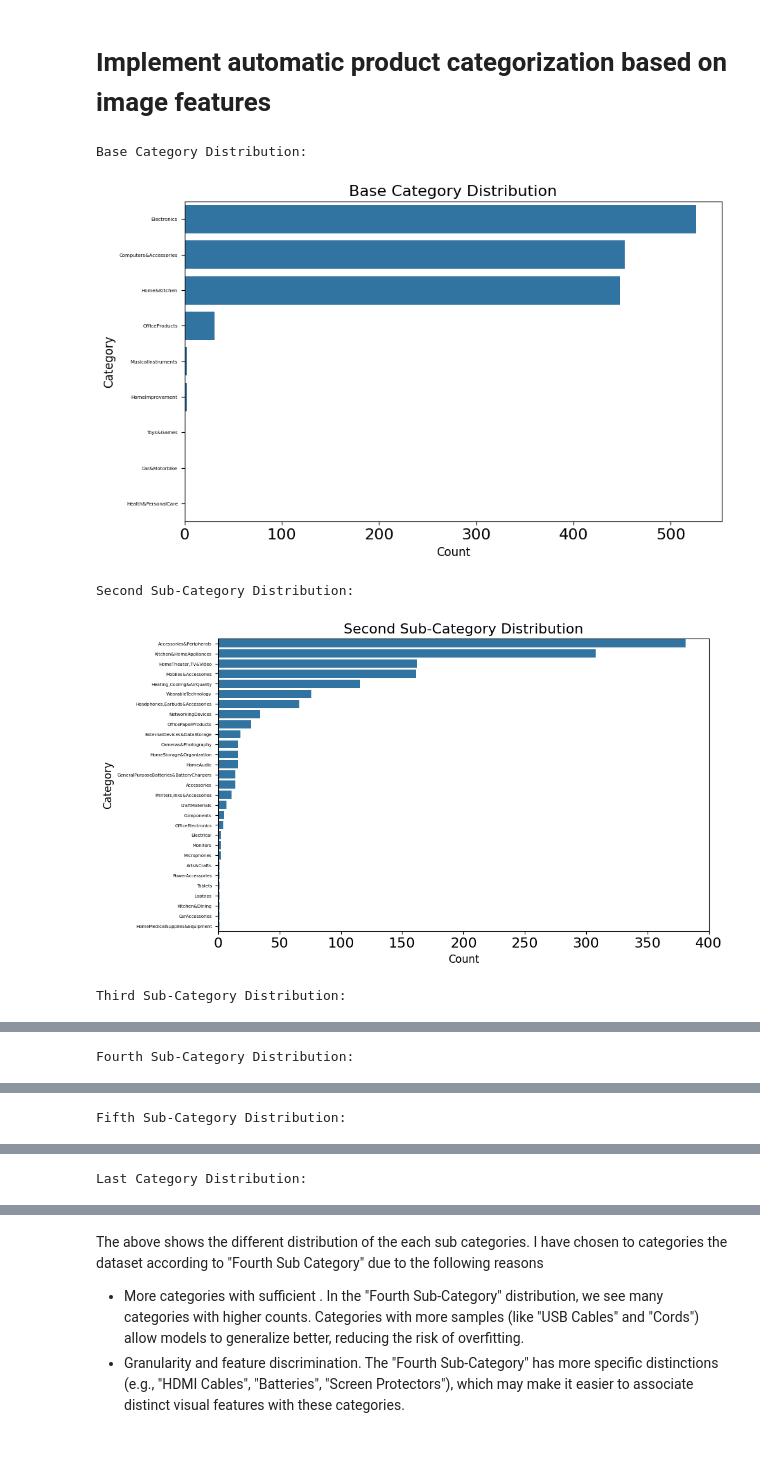
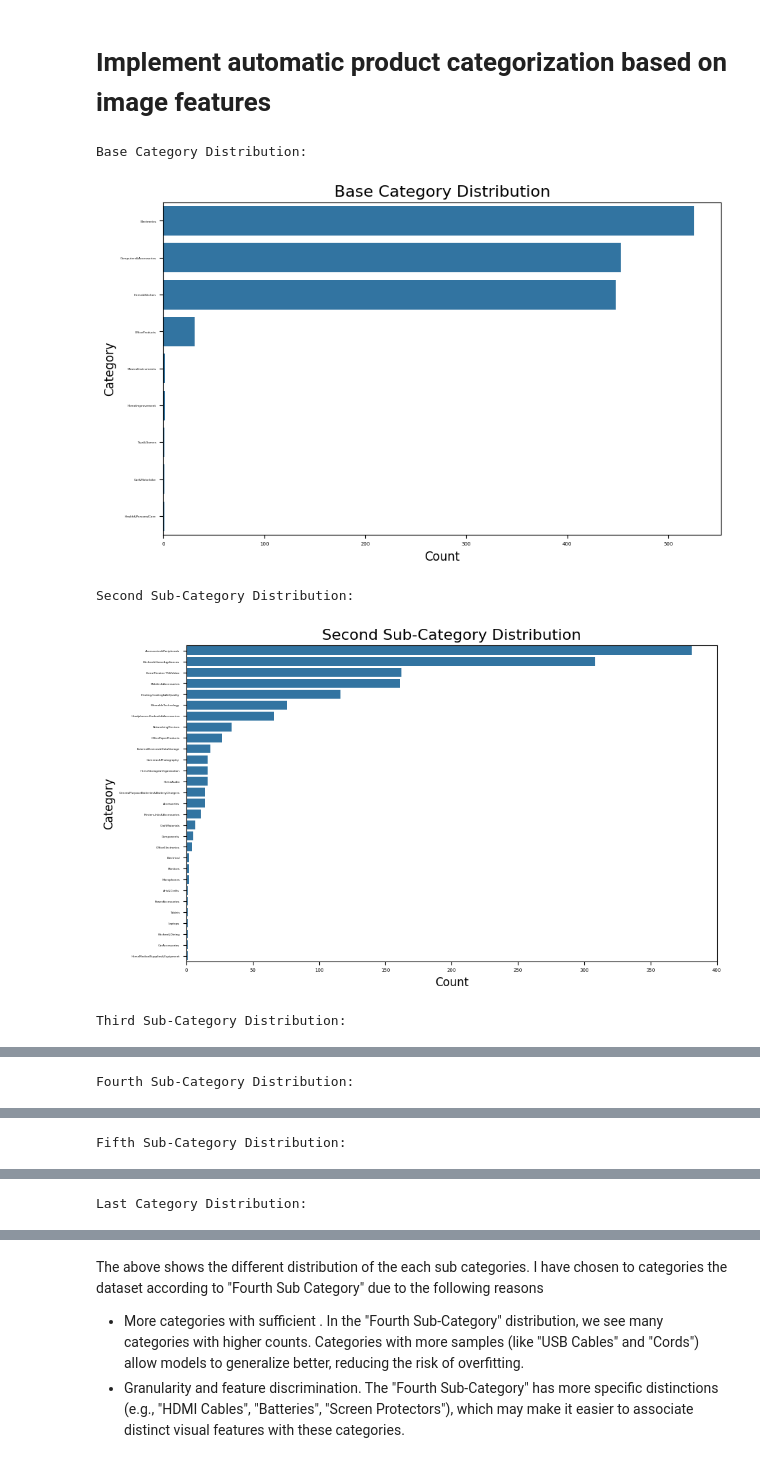
Before and after one commit to sweeenlim/Passion8, a Jupyter notebook: computer_vision/computer_vision.ipynb, the cells around one changed output, grey strips where cells are left out. Saved outputs shown, nothing was run; the diff lists cells and outputs as text; code cells hidden in the pictures.

```diff
--- a/computer_vision/computer_vision.ipynb
+++ b/computer_vision/computer_vision.ipynb
@@ -207,34 +194,35 @@ last_category_counts = amazon['last_category'].value_counts()
 # Helper function to plot the distributions
 def plot_category_distribution(category_counts, title):
     plt.figure(figsize=(10, 6))
     sns.barplot(x=category_counts.values, y=category_counts.index)
     plt.title(title, fontsize=16)
+    plt.xticks(fontsize=5)  # Adjust font size of x-axis tick labels
     plt.xlabel('Count', fontsize=12)
     plt.ylabel('Category', fontsize=12)
-    plt.yticks(fontsize=5)  # Adjust font size of y-axis tick labels
+    plt.yticks(fontsize=3)  # Adjust font size of y-axis tick labels
     plt.show()
 
 # Plotting each category level distribution
 print("Base Category Distribution:")
 plot_category_distribution(base_category_counts, "Base Category Distribution")
 
 print("Second Sub-Category Distribution:")
 plot_category_distribution(second_sub_category_counts, "Second Sub-Category Distribution")
 
 print("Third Sub-Category Distribution:")
 plot_category_distribution(third_sub_category_counts, "Third Sub-Category Distribution")
 
 print("Fourth Sub-Category Distribution:")
 plot_category_distribution(fourth_sub_category_counts, "Fourth Sub-Category Distribution")
 
 print("Fifth Sub-Category Distribution:")
 plot_category_distribution(fifth_sub_category_counts, "Fifth Sub-Category Distribution")
 
 print("Last Category Distribution:")
 plot_category_distribution(last_category_counts, "Last Category Distribution")
 # %% [output]
 Base Category Distribution:
-[figure, old version]
+[figure, new version]
 Second Sub-Category Distribution:
-[figure, old version]
+[figure, new version]
 Third Sub-Category Distribution:
```
Also changed, not shown: parts of 27 cells of this notebook.
